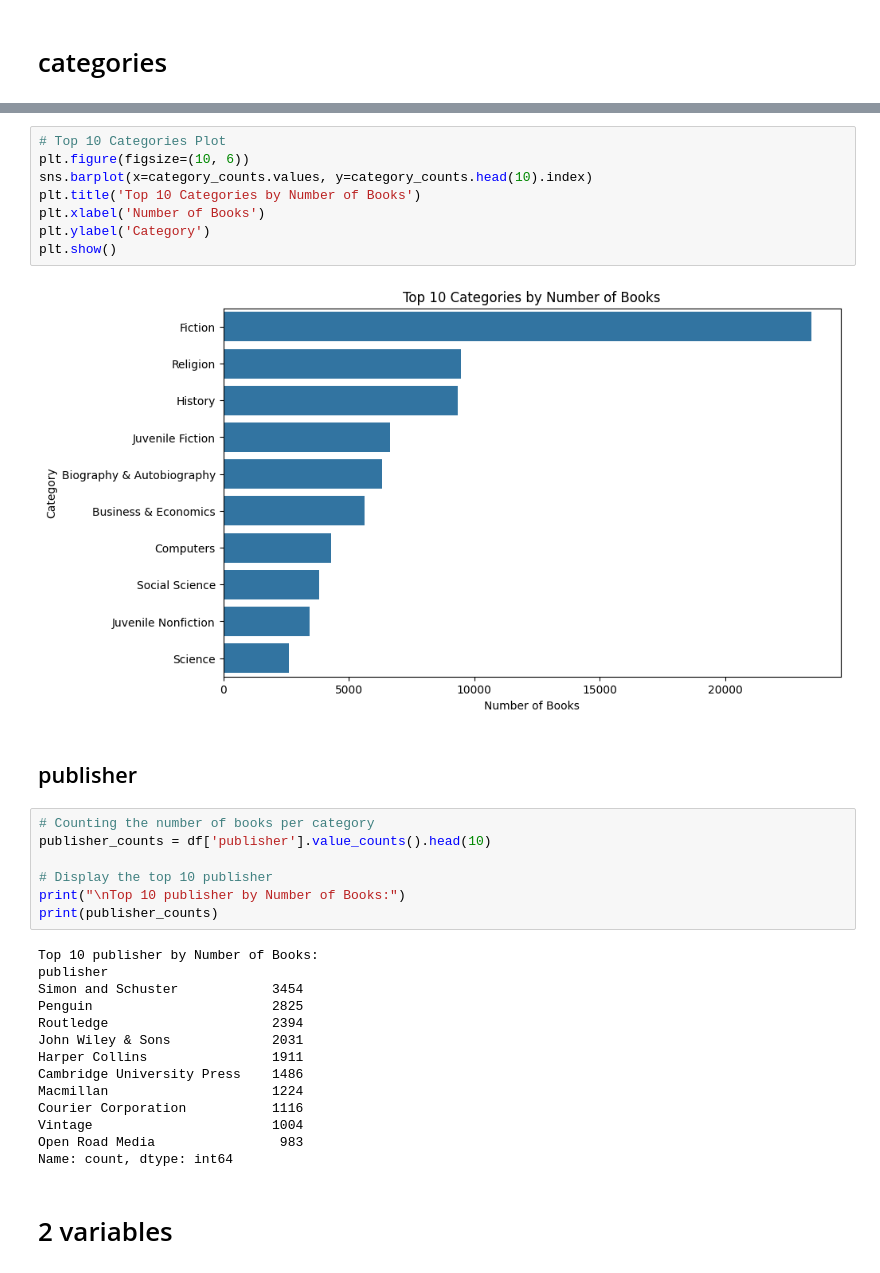
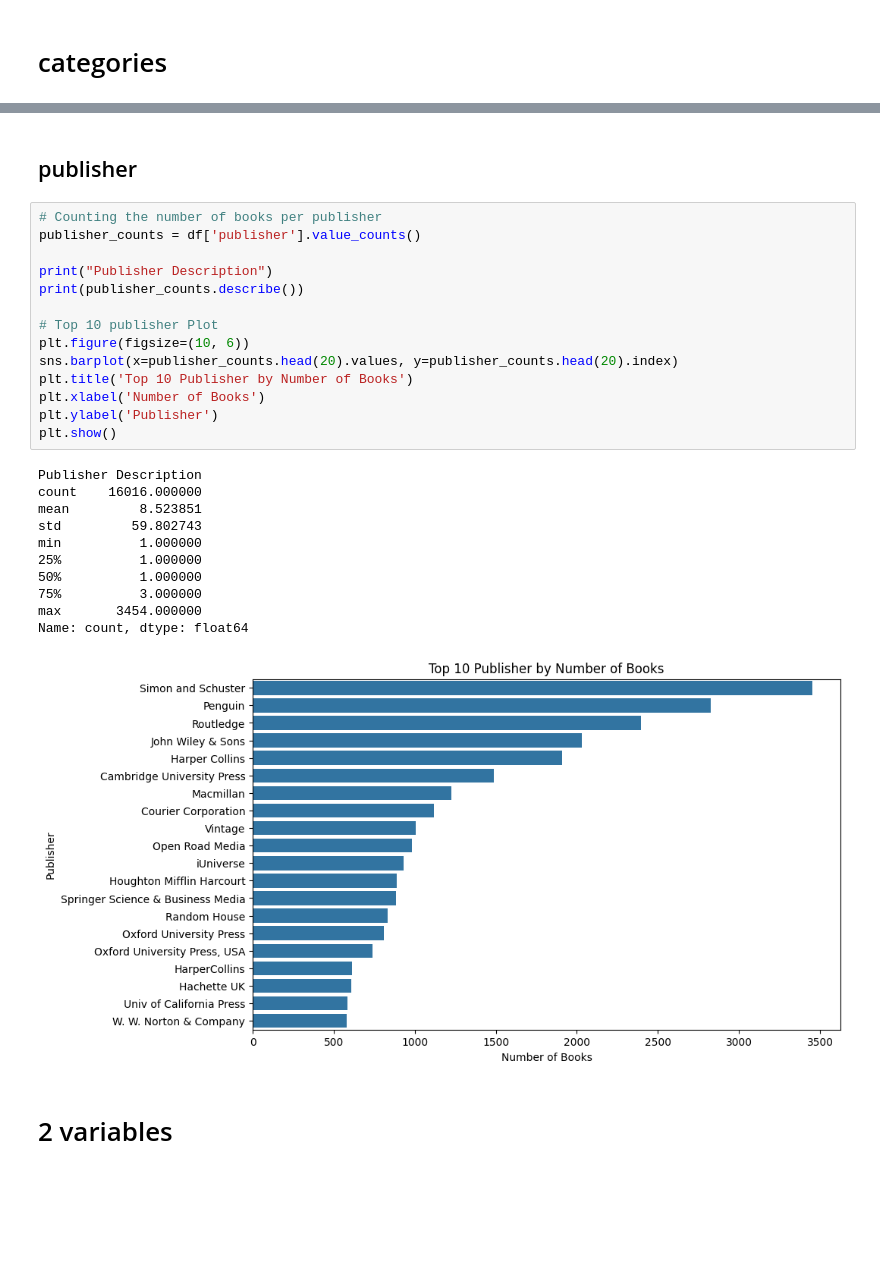
Before and after one commit to mateusexel/PageLens, a Jupyter notebook: Exploration/01_explore_books.ipynb, the cells around one changed output, grey strips where cells are left out. Cells and saved outputs as stored; diff of their text form; blank space fills up the shorter version.

```diff
--- a/Exploration/01_explore_books.ipynb
+++ b/Exploration/01_explore_books.ipynb
@@ -196,36 +179,31 @@ Name: count, dtype: int64
-# %%
-# Top 10 Categories Plot
-plt.figure(figsize=(10, 6))
-sns.barplot(x=category_counts.values, y=category_counts.head(10).index)
-plt.title('Top 10 Categories by Number of Books')
-plt.xlabel('Number of Books')
-plt.ylabel('Category')
-plt.show()
-# %% [output]
-[figure, removed]
 # %% [markdown]
 ## publisher
-# %%
-# Counting the number of books per category
-publisher_counts = df['publisher'].value_counts().head(10)
-
-# Display the top 10 publisher
-print("\nTop 10 publisher by Number of Books:")
-print(publisher_counts)
-# %% [output]
-Top 10 publisher by Number of Books:
-publisher
-Simon and Schuster            3454
-Penguin                       2825
-Routledge                     2394
-John Wiley & Sons             2031
-Harper Collins                1911
-Cambridge University Press    1486
-Macmillan                     1224
-Courier Corporation           1116
-Vintage                       1004
-Open Road Media                983
-Name: count, dtype: int64
+# %%
+# Counting the number of books per publisher
+publisher_counts = df['publisher'].value_counts()
+
+print("Publisher Description")
+print(publisher_counts.describe())
+
+# Top 10 publisher Plot
+plt.figure(figsize=(10, 6))
+sns.barplot(x=publisher_counts.head(20).values, y=publisher_counts.head(20).index)
+plt.title('Top 10 Publisher by Number of Books')
+plt.xlabel('Number of Books')
+plt.ylabel('Publisher')
+plt.show()
+# %% [output]
+Publisher Description
+count    16016.000000
+mean         8.523851
+std         59.802743
+min          1.000000
+25%          1.000000
+50%          1.000000
+75%          3.000000
+max       3454.000000
+Name: count, dtype: float64
+[figure, added]
 # %% [markdown]
 #  2 variables
 # %% [markdown]
```
Also changed, not shown: parts of 9 cells of this notebook, 8 other files.
